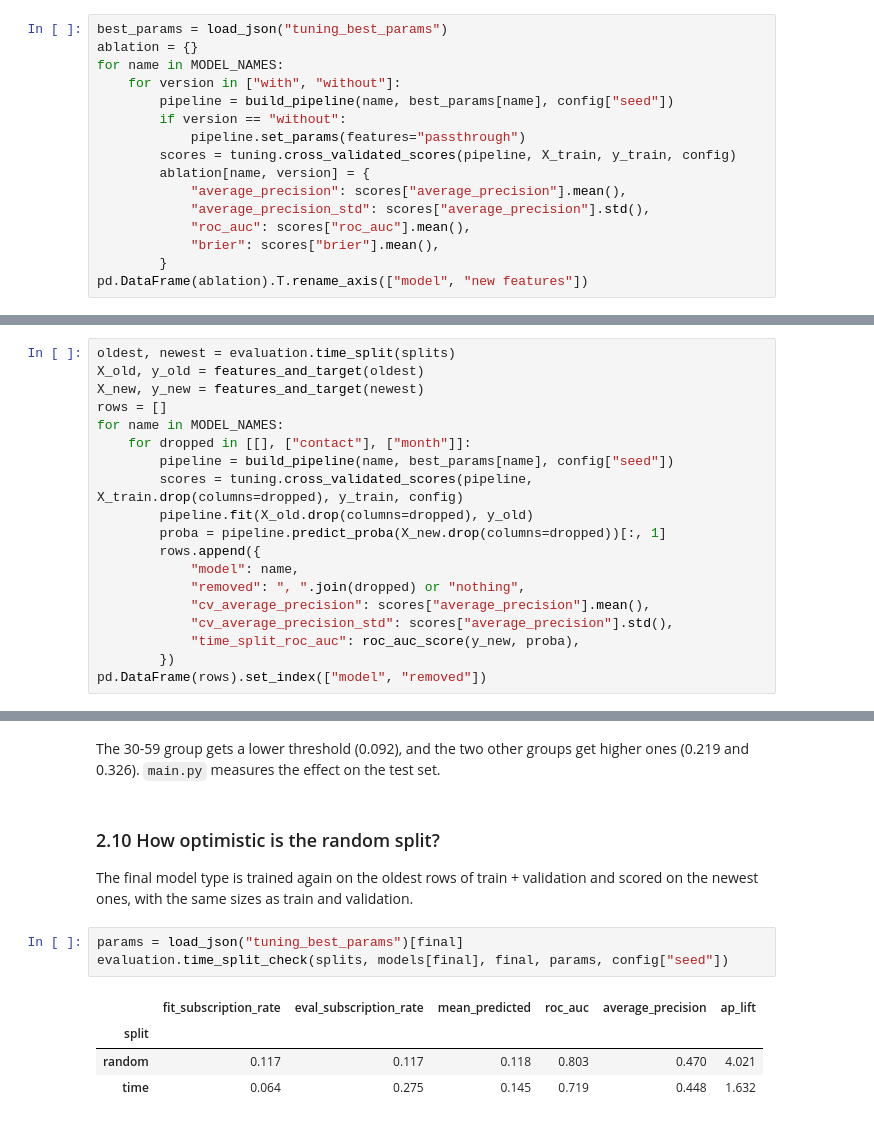
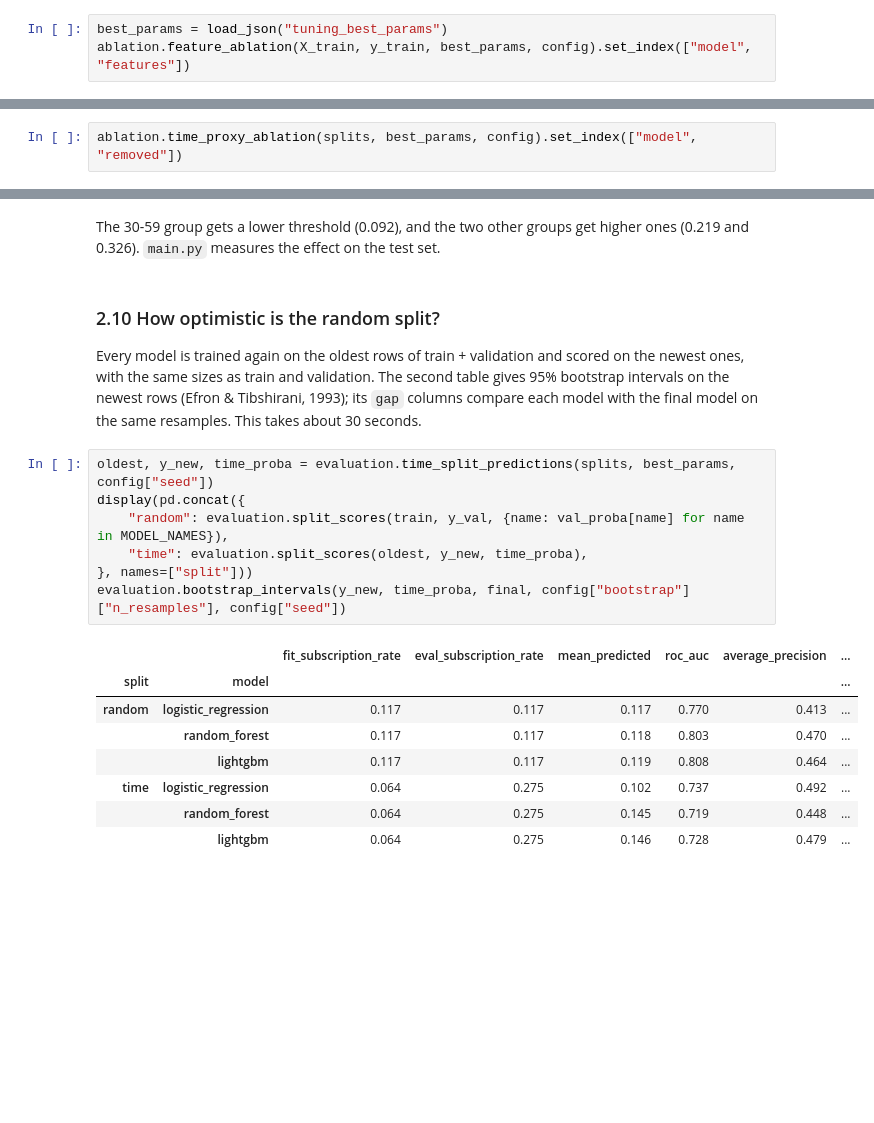
Before and after one commit to othmanedq/applied-ml, a Jupyter notebook: notebooks/design_choices.ipynb, the cells around one changed output, grey strips where cells are left out. Cells and saved outputs as stored; diff of their text form; blank space fills up the shorter version.

```diff
--- a/notebooks/design_choices.ipynb
+++ b/notebooks/design_choices.ipynb
@@ -348,17 +354,4 @@ Best parameters of each model, with and without `FeatureEngineer`. This takes ab
 # %%
 best_params = load_json("tuning_best_params")
-ablation = {}
-for name in MODEL_NAMES:
-    for version in ["with", "without"]:
-        pipeline = build_pipeline(name, best_params[name], config["seed"])
-        if version == "without":
-            pipeline.set_params(features="passthrough")
-        scores = tuning.cross_validated_scores(pipeline, X_train, y_train, config)
-        ablation[name, version] = {
-            "average_precision": scores["average_precision"].mean(),
-            "average_precision_std": scores["average_precision"].std(),
-            "roc_auc": scores["roc_auc"].mean(),
-            "brier": scores["brier"].mean(),
-        }
-pd.DataFrame(ablation).T.rename_axis(["model", "new features"])
+ablation.feature_ablation(X_train, y_train, best_params, config).set_index(["model", "features"])
 # %% [output]
@@ -381,22 +393,5 @@ Section 1.9 showed that both partly tell the model when the call happened. We sc
 # %%
-oldest, newest = evaluation.time_split(splits)
-X_old, y_old = features_and_target(oldest)
-X_new, y_new = features_and_target(newest)
-rows = []
-for name in MODEL_NAMES:
-    for dropped in [[], ["contact"], ["month"]]:
-        pipeline = build_pipeline(name, best_params[name], config["seed"])
-        scores = tuning.cross_validated_scores(pipeline, X_train.drop(columns=dropped), y_train, config)
-        pipeline.fit(X_old.drop(columns=dropped), y_old)
-        proba = pipeline.predict_proba(X_new.drop(columns=dropped))[:, 1]
-        rows.append({
-            "model": name,
-            "removed": ", ".join(dropped) or "nothing",
-            "cv_average_precision": scores["average_precision"].mean(),
-            "cv_average_precision_std": scores["average_precision"].std(),
-            "time_split_roc_auc": roc_auc_score(y_new, proba),
-        })
-pd.DataFrame(rows).set_index(["model", "removed"])
+ablation.time_proxy_ablation(splits, best_params, config).set_index(["model", "removed"])
 # %% [output]
 |  |  | cv_average_precision | cv_average_precision_std | time_split_roc_auc |
 | model | removed |  |  |  |
@@ -523,12 +522,20 @@ The 30-59 group gets a lower threshold (0.092), and the two other groups get hig
 # %% [markdown]
 ### 2.10 How optimistic is the random split?
 
-The final model type is trained again on the oldest rows of train + validation and scored on the newest ones, with the same sizes as train and validation.
+Every model is trained again on the oldest rows of train + validation and scored on the newest ones, with the same sizes as train and validation. The second table gives 95% bootstrap intervals on the newest rows (Efron & Tibshirani, 1993); its `gap` columns compare each model with the final model on the same resamples. This takes about 30 seconds.
 # %%
-params = load_json("tuning_best_params")[final]
-evaluation.time_split_check(splits, models[final], final, params, config["seed"])
+oldest, y_new, time_proba = evaluation.time_split_predictions(splits, best_params, config["seed"])
+display(pd.concat({
+    "random": evaluation.split_scores(train, y_val, {name: val_proba[name] for name in MODEL_NAMES}),
+    "time": evaluation.split_scores(oldest, y_new, time_proba),
+}, names=["split"]))
+evaluation.bootstrap_intervals(y_new, time_proba, final, config["bootstrap"]["n_resamples"], config["seed"])
 # %% [output]
-|  | fit_subscription_rate | eval_subscription_rate | mean_predicted | roc_auc | average_precision | ap_lift |
-| split |  |  |  |  |  |  |
-| random | 0.117 | 0.117 | 0.118 | 0.803 | 0.470 | 4.021 |
-| time | 0.064 | 0.275 | 0.145 | 0.719 | 0.448 | 1.632 |
+|  |  | fit_subscription_rate | eval_subscription_rate | mean_predicted | roc_auc | average_precision | ... |
+| split | model |  |  |  |  |  | ... |
+| random | logistic_regression | 0.117 | 0.117 | 0.117 | 0.770 | 0.413 | ... |
+|  | random_forest | 0.117 | 0.117 | 0.118 | 0.803 | 0.470 | ... |
+|  | lightgbm | 0.117 | 0.117 | 0.119 | 0.808 | 0.464 | ... |
+| time | logistic_regression | 0.064 | 0.275 | 0.102 | 0.737 | 0.492 | ... |
+|  | random_forest | 0.064 | 0.275 | 0.145 | 0.719 | 0.448 | ... |
+|  | lightgbm | 0.064 | 0.275 | 0.146 | 0.728 | 0.479 | ... |
```
Also changed, not shown: parts of 12 cells of this notebook.
